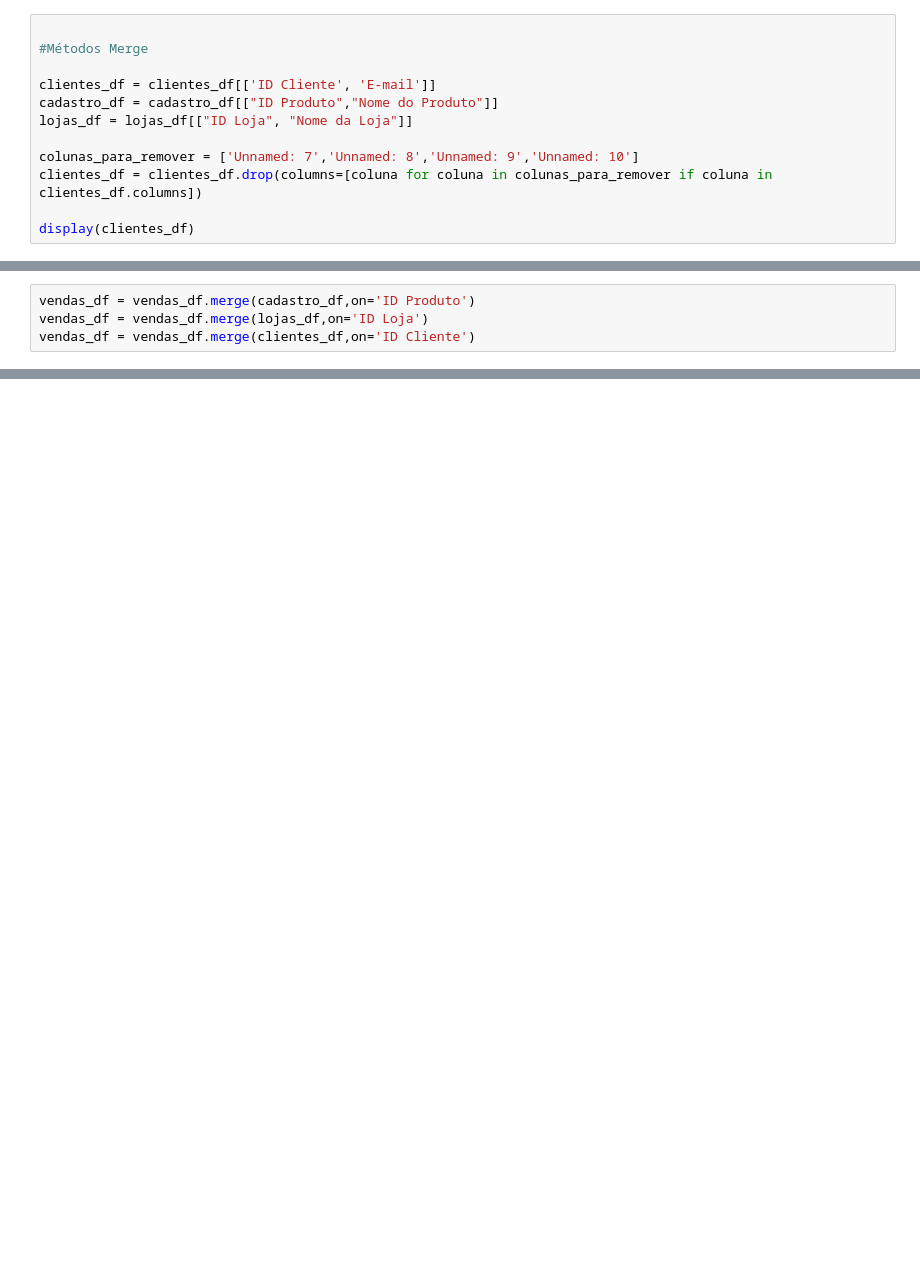
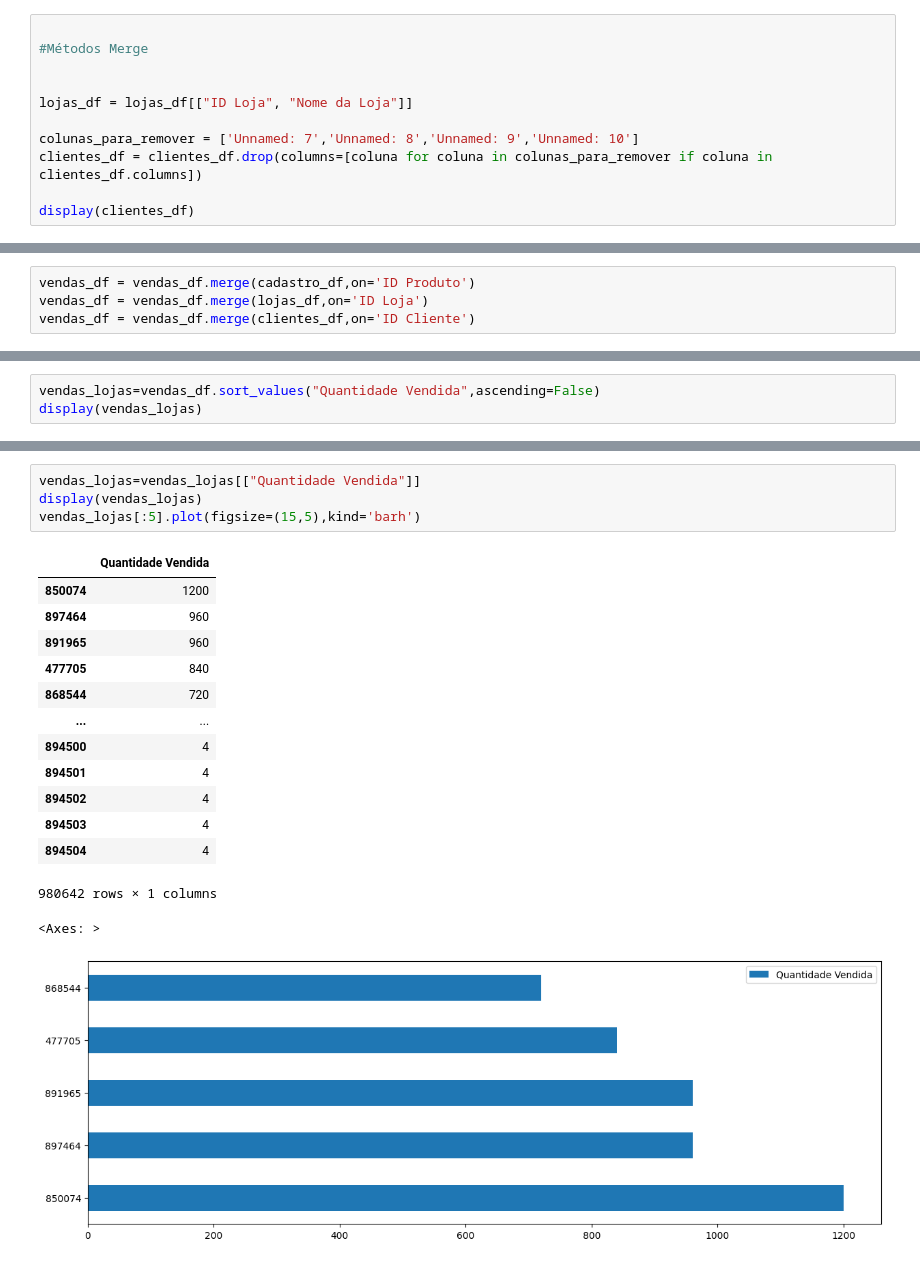
Before and after one commit to joaopsantana25-beep/BackEnd, a Jupyter notebook: Aula 03-02-2026/Exercicios e Testes/Aula 04/Exercicios e Testes Aula 04.ipynb, the cells around one changed output, grey strips where cells are left out. Drawn from its saved outputs; the diff is of its cells as text; blank space fills up the shorter version.

```diff
--- a/Aula 03-02-2026/Exercicios e Testes/Aula 04/Exercicios e Testes Aula 04.ipynb
+++ b/Aula 03-02-2026/Exercicios e Testes/Aula 04/Exercicios e Testes Aula 04.ipynb
@@ -91,8 +230,7 @@ display(clientes_df)
 
 #Métodos Merge
 
-clientes_df = clientes_df[['ID Cliente', 'E-mail']]
-cadastro_df = cadastro_df[["ID Produto","Nome do Produto"]]
+
 lojas_df = lojas_df[["ID Loja", "Nome da Loja"]]
 
 colunas_para_remover = ['Unnamed: 7','Unnamed: 8','Unnamed: 9','Unnamed: 10']
@@ -199,0 +426,3 @@ Name: count, Length: 38907, dtype: int64
+# %%
+vendas_lojas=vendas_df.sort_values("Quantidade Vendida",ascending=False)
+display(vendas_lojas)
@@ -199,0 +443,20 @@ Name: count, Length: 38907, dtype: int64
+# %%
+vendas_lojas=vendas_lojas[["Quantidade Vendida"]]
+display(vendas_lojas)
+vendas_lojas[:5].plot(figsize=(15,5),kind='barh')
+# %% [output]
+|  | Quantidade Vendida |
+| 850074 | 1200 |
+| 897464 | 960 |
+| 891965 | 960 |
+| 477705 | 840 |
+| 868544 | 720 |
+| ... | ... |
+| 894500 | 4 |
+| 894501 | 4 |
+| 894502 | 4 |
+| 894503 | 4 |
+| 894504 | 4 |
+980642 rows × 1 columns
+<Axes: >
+[figure, added]
```
Also changed, not shown: parts of 23 cells of this notebook.
